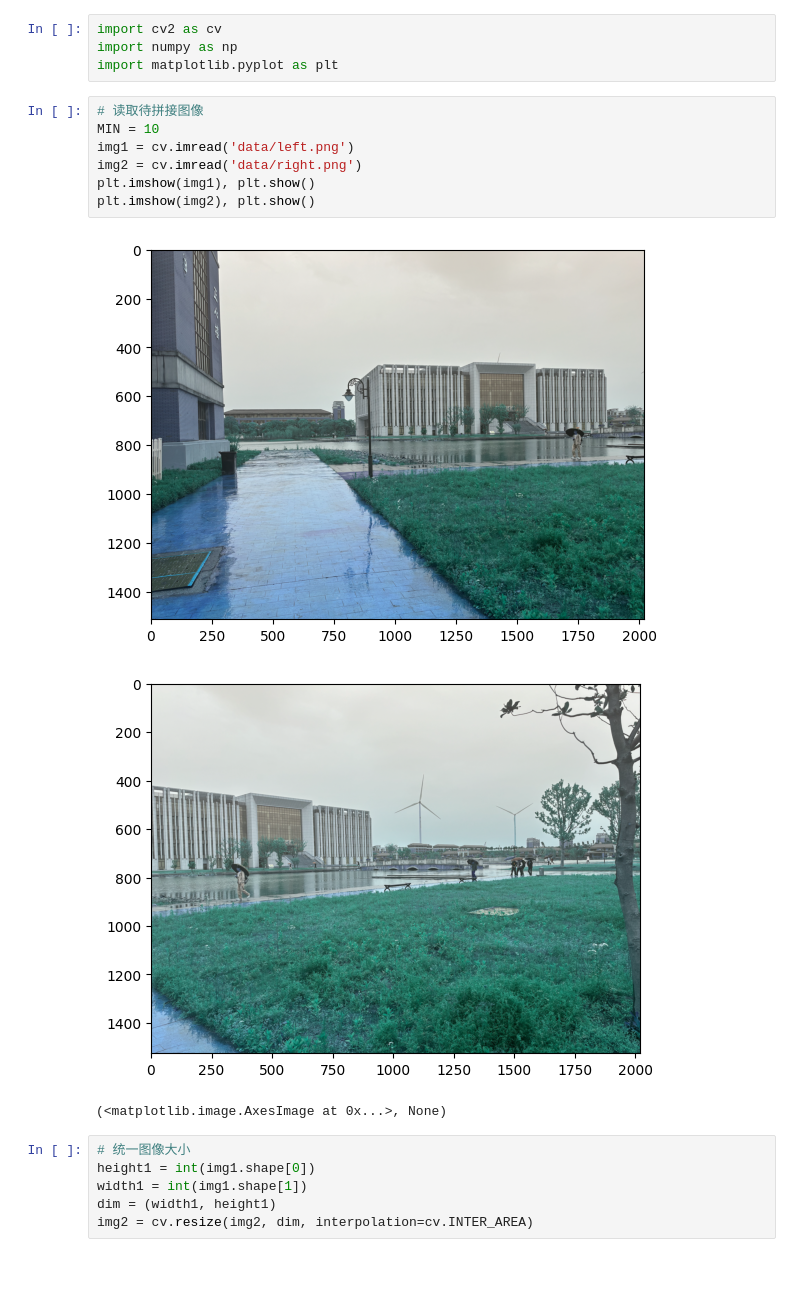
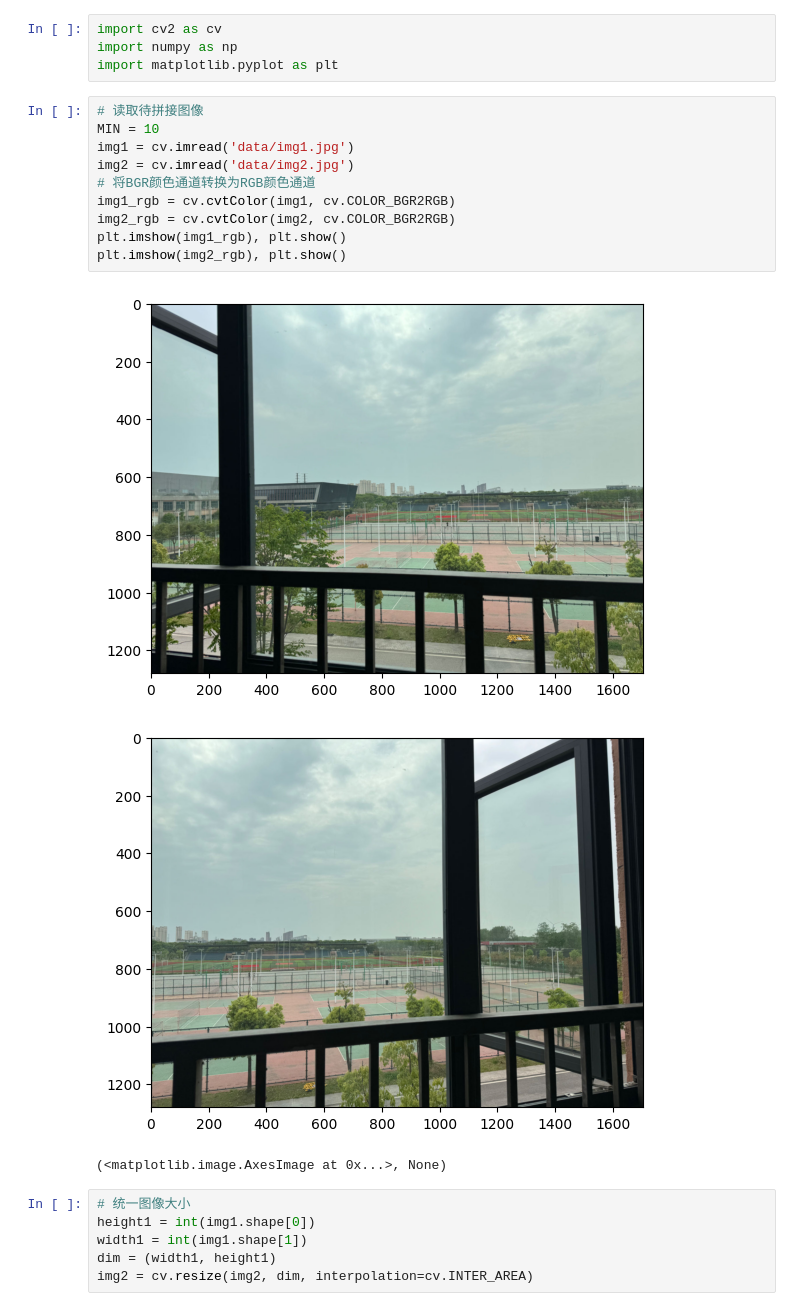
Before and after one commit to zhuowei123/CVEP, a Jupyter notebook: 计算机视觉实践-练习1/imageStitching.ipynb, the cells around one changed output. Cells and saved outputs as stored; diff of their text form; blank space fills up the shorter version.

```diff
--- a/计算机视觉实践-练习1/imageStitching.ipynb
+++ b/计算机视觉实践-练习1/imageStitching.ipynb
@@ -5,13 +5,16 @@ import matplotlib.pyplot as plt
 # %%
 # 读取待拼接图像
 MIN = 10
-img1 = cv.imread('data/left.png')
-img2 = cv.imread('data/right.png')
-plt.imshow(img1), plt.show()
-plt.imshow(img2), plt.show()
+img1 = cv.imread('data/img1.jpg')
+img2 = cv.imread('data/img2.jpg')
+# 将BGR颜色通道转换为RGB颜色通道
+img1_rgb = cv.cvtColor(img1, cv.COLOR_BGR2RGB)
+img2_rgb = cv.cvtColor(img2, cv.COLOR_BGR2RGB)
+plt.imshow(img1_rgb), plt.show()
+plt.imshow(img2_rgb), plt.show()
 # %% [output]
-[figure, old version]
+[figure, new version]
-[figure, old version]
+[figure, new version]
 (<matplotlib.image.AxesImage at 0x...>, None)
 # %%
 # 统一图像大小
```
Also changed, not shown: parts of 1 cell of this notebook.
